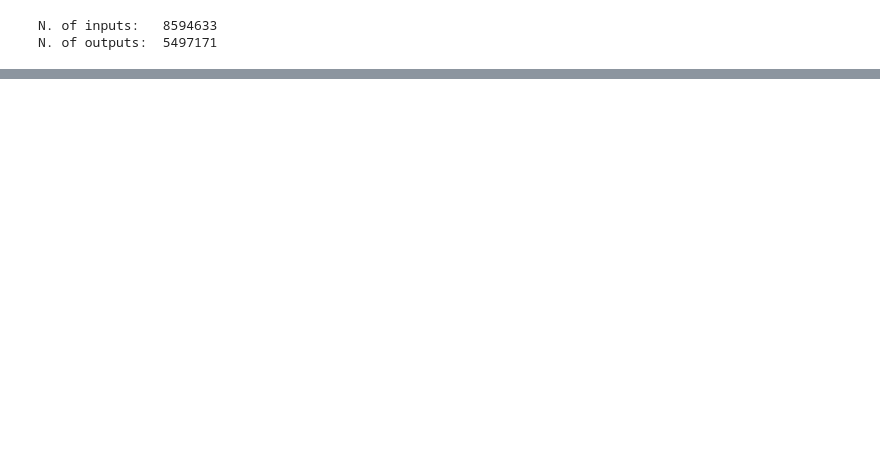
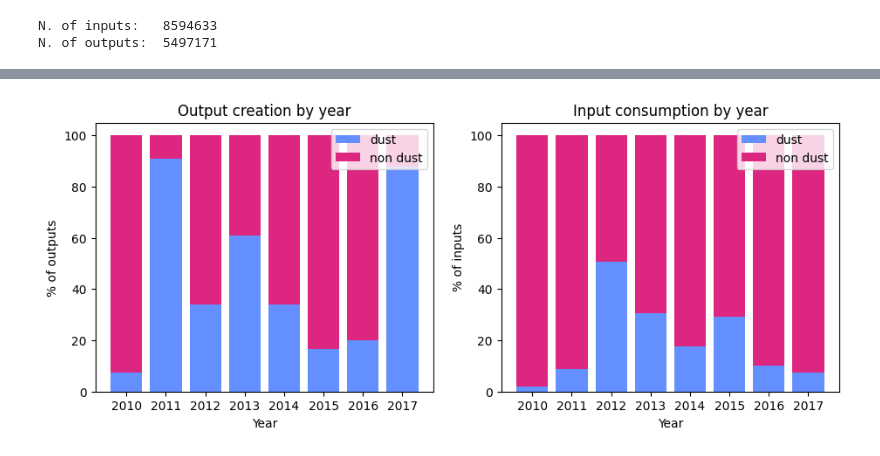
Before and after one commit to mloporchio/DustAnalysis, a Jupyter notebook: stats.ipynb, the cells around one changed output, grey strips where cells are left out. Cells and saved outputs as stored; diff of their text form; code cells hidden in the pictures; blank space fills up the shorter version.

```diff
--- a/stats.ipynb
+++ b/stats.ipynb
@@ -193,0 +282,38 @@ plt.show()
+# %%
+# Compute percentages for outputs.
+x1 = pd.DataFrame({'dust':outputs_dust_year,'nondust':outputs_non_dust_year}).reset_index()
+x1['sum'] = x1.dust + x1.nondust
+x1['dust'] = (x1['dust'] / x1['sum'])*100
+x1['nondust'] = (x1['nondust'] / x1['sum'])*100
+x1 = x1.round(2)
+x1 = x1.drop('sum', axis=1)
+
+# Compute percentages for inputs.
+x2 = pd.DataFrame({'dust':inputs_dust_year,'nondust':inputs_non_dust_year}).reset_index()
+x2['sum'] = x2.dust + x2.nondust
+x2['dust'] = (x2['dust'] / x2['sum'])*100
+x2['nondust'] = (x2['nondust'] / x2['sum'])*100
+x2 = x2.round(2)
+x2 = x2.drop('sum', axis=1)
+
+fig = plt.figure(figsize=(11,4))
+
+ax1 = fig.add_subplot(1, 2, 1)
+ax1.set_title('Output creation by year')
+ax1.set_xlabel('Year')
+ax1.set_ylabel('% of outputs')
+ax1.bar(x1.timestamp, x1.dust, color='#648fff', label='dust')
+ax1.bar(x1.timestamp, x1.nondust, color='#dc267f', label='non dust', bottom=x1.dust)
+ax1.legend(loc='upper right')
+
+ax2 = fig.add_subplot(1, 2, 2)
+ax2.set_title('Input consumption by year')
+ax2.set_xlabel('Year')
+ax2.set_ylabel('% of inputs')
+ax2.bar(x2.timestamp, x2.dust, color='#648fff', label='dust')
+ax2.bar(x2.timestamp, x2.nondust, color='#dc267f', label='non dust', bottom=x2.dust)
+ax2.legend(loc='upper right')
+
+plt.show()
+# %% [output]
+[figure, added]
```
Also changed, not shown: parts of 32 cells of this notebook, 35 other files.
